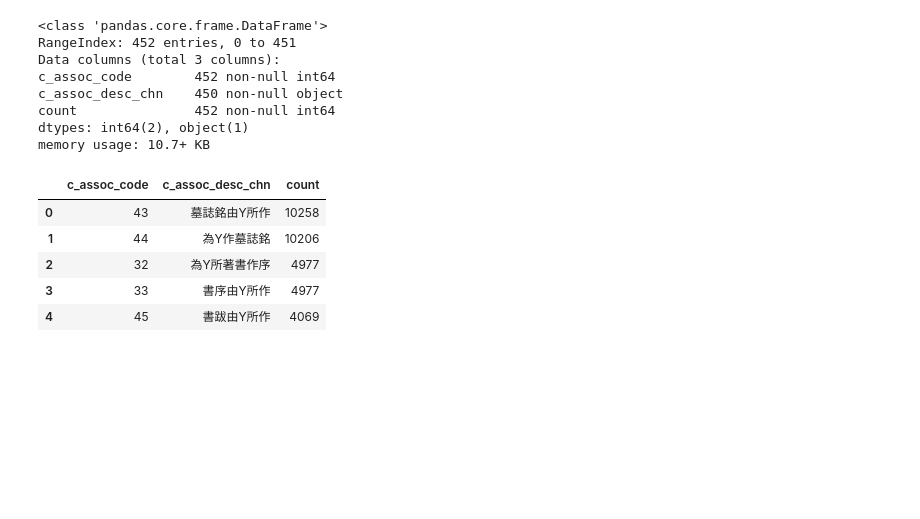
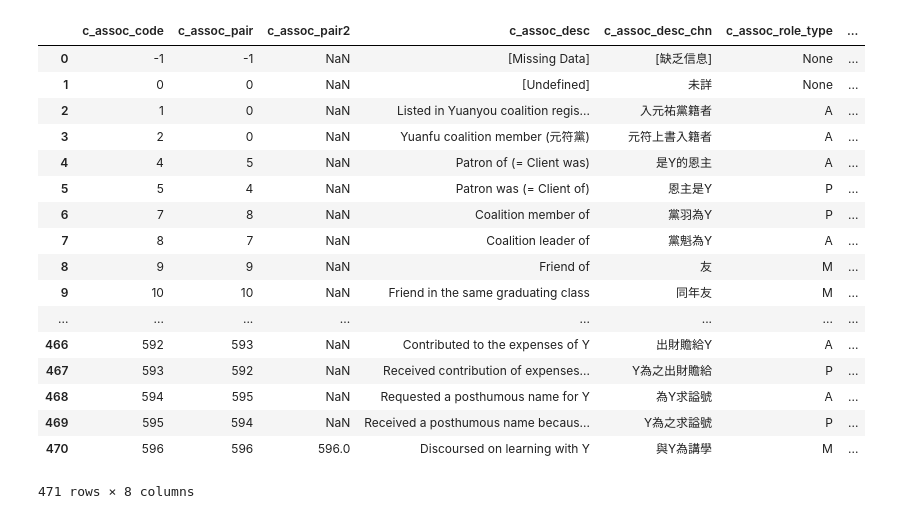
Before and after one commit to gaiusyao/pydata_nb, a Jupyter notebook: Blog/01_CBDB/sql.ipynb, the cells around one changed output. Drawn from its saved outputs; the diff is of its cells as text; code cells hidden in the pictures; blank space fills up the shorter version.

```diff
--- a/Blog/01_CBDB/sql.ipynb
+++ b/Blog/01_CBDB/sql.ipynb
@@ -19,23 +27,24 @@ assoc = pd.read_sql(sql, con=sqlite3.connect(db_path))
 # %%
-assoc.info()
+assoc
 # %% [output]
+|  | c_assoc_code | c_assoc_pair | c_assoc_pair2 | c_assoc_desc | c_assoc_desc_chn | c_assoc_role_type | ... |
+| 0 | -1 | -1 | NaN | [Missing Data] | [缺乏信息] | None | ... |
+| 1 | 0 | 0 | NaN | [Undefined] | 未詳 | None | ... |
+| 2 | 1 | 0 | NaN | Listed in Yuanyou coalition regis... | 入元祐黨籍者 | A | ... |
+| 3 | 2 | 0 | NaN | Yuanfu coalition member (元符黨) | 元符上書入籍者 | A | ... |
+| 4 | 4 | 5 | NaN | Patron of (= Client was) | 是Y的恩主 | A | ... |
+| 5 | 5 | 4 | NaN | Patron was (= Client of) | 恩主是Y | P | ... |
+| 6 | 7 | 8 | NaN | Coalition member of | 黨羽為Y | P | ... |
+| 7 | 8 | 7 | NaN | Coalition leader of | 黨魁為Y | A | ... |
+| 8 | 9 | 9 | NaN | Friend of | 友 | M | ... |
+| 9 | 10 | 10 | NaN | Friend in the same graduating class | 同年友 | M | ... |
+| ... | ... | ... | ... | ... | ... | ... | ... |
+| 466 | 592 | 593 | NaN | Contributed to the expenses of Y | 出財贍給Y | A | ... |
+| 467 | 593 | 592 | NaN | Received contribution of expenses... | Y為之出財贍給 | P | ... |
+| 468 | 594 | 595 | NaN | Requested a posthumous name for Y | 為Y求謚號 | A | ... |
+| 469 | 595 | 594 | NaN | Received a posthumous name becaus... | Y為之求謚號 | P | ... |
+| 470 | 596 | 596 | 596.0 | Discoursed on learning with Y | 與Y為講學 | M | ... |
-<class 'pandas.core.frame.DataFrame'>
-RangeIndex: 452 entries, 0 to 451
-Data columns (total 3 columns):
-c_assoc_code        452 non-null int64
-c_assoc_desc_chn    450 non-null object
-count               452 non-null int64
-dtypes: int64(2), object(1)
-memory usage: 10.7+ KB
+471 rows × 8 columns
-# %%
-assoc.head()
-# %% [output]
-|  | c_assoc_code | c_assoc_desc_chn | count |
-| 0 | 43 | 墓誌銘由Y所作 | 10258 |
-| 1 | 44 | 為Y作墓誌銘 | 10206 |
-| 2 | 32 | 為Y所著書作序 | 4977 |
-| 3 | 33 | 書序由Y所作 | 4977 |
-| 4 | 45 | 書跋由Y所作 | 4069 |
 # %%
 sql = '''
 SELECT a.c_personid
```
Also changed, not shown: parts of 17 cells of this notebook, 1 other file.
